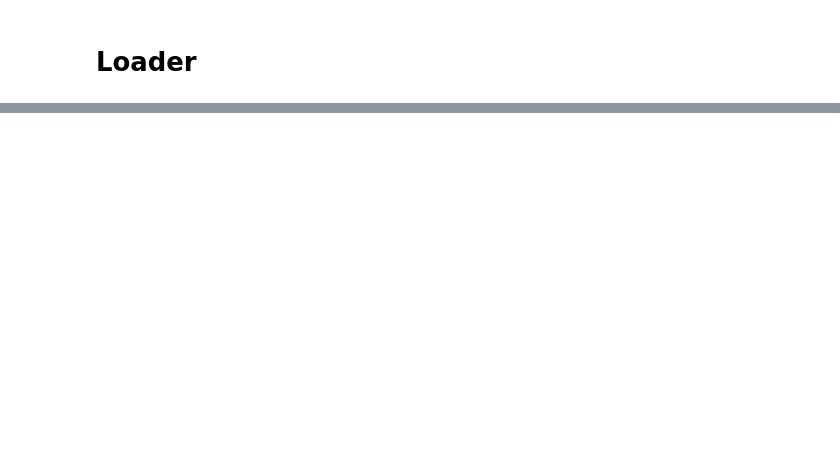
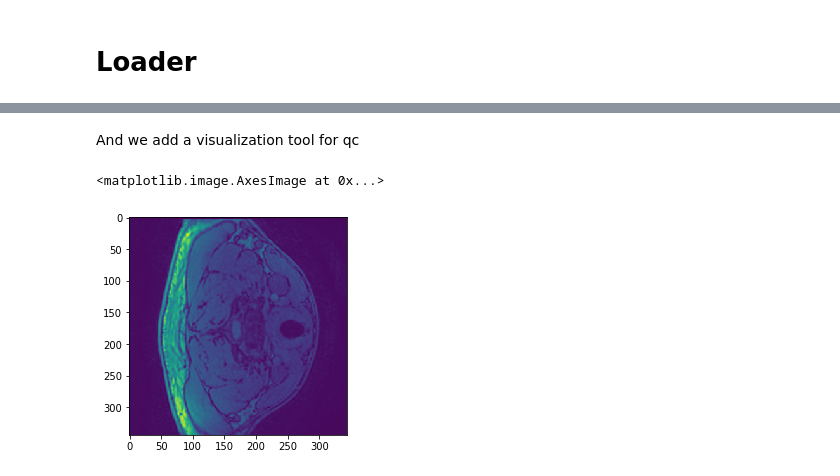
Before and after one commit to bsauty/ivado_data_visualization, a Jupyter notebook: main.ipynb, the cells around one changed output, grey strips where cells are left out. Saved outputs shown, nothing was run; the diff lists cells and outputs as text; code cells hidden in the pictures; blank space fills up the shorter version.

```diff
--- a/main.ipynb
+++ b/main.ipynb
@@ -8,13 +11,0 @@ import os
-# %%
-with open('paths.json') as json_data:
-    paths_centers = json.load(json_data,)
-
-paths_centers = paths_centers['bids_path']
-
-#ds will list all the pixel matrixes from the slices
-ds = []
-
-for center in paths_centers:
-
-    subjects = os.listdir(center)
-    print(subjects)
@@ -26,0 +64,2 @@ os.listdir("../")
+# %% [markdown]
+And we add a visualization tool for qc
@@ -26,0 +70,14 @@ os.listdir("../")
+# %%
+ex = "../duke/projects/ivado-medical-imaging/spineGeneric_201904271322/result/juntendo-750w_spineGeneric/sub-04/anat/sub-04_T1W.nii.gz"
+
+
+img = nib.load(ex).get_data()
+# %%
+sl = img[:,:,1]
+np.shape(sl)
+
+
+plt.imshow(sl)
+# %% [output]
+<matplotlib.image.AxesImage at 0x...>
+[figure, added]
```
Also changed, not shown: parts of 10 cells of this notebook, 1 other file.
